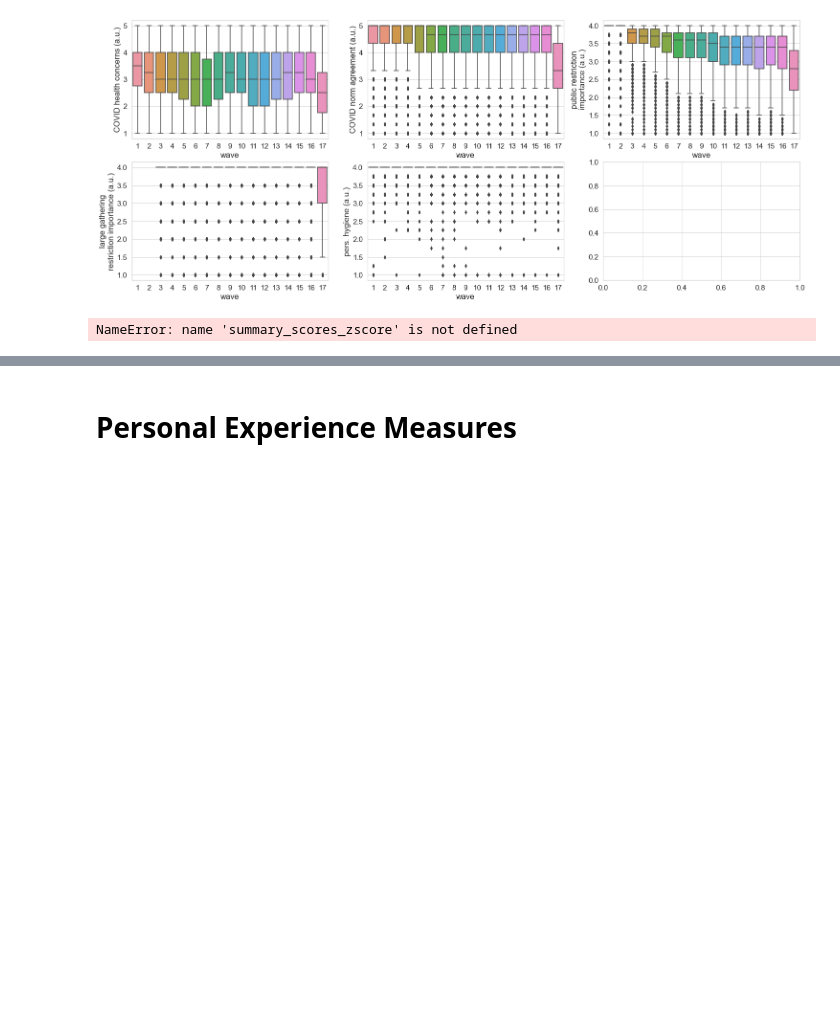
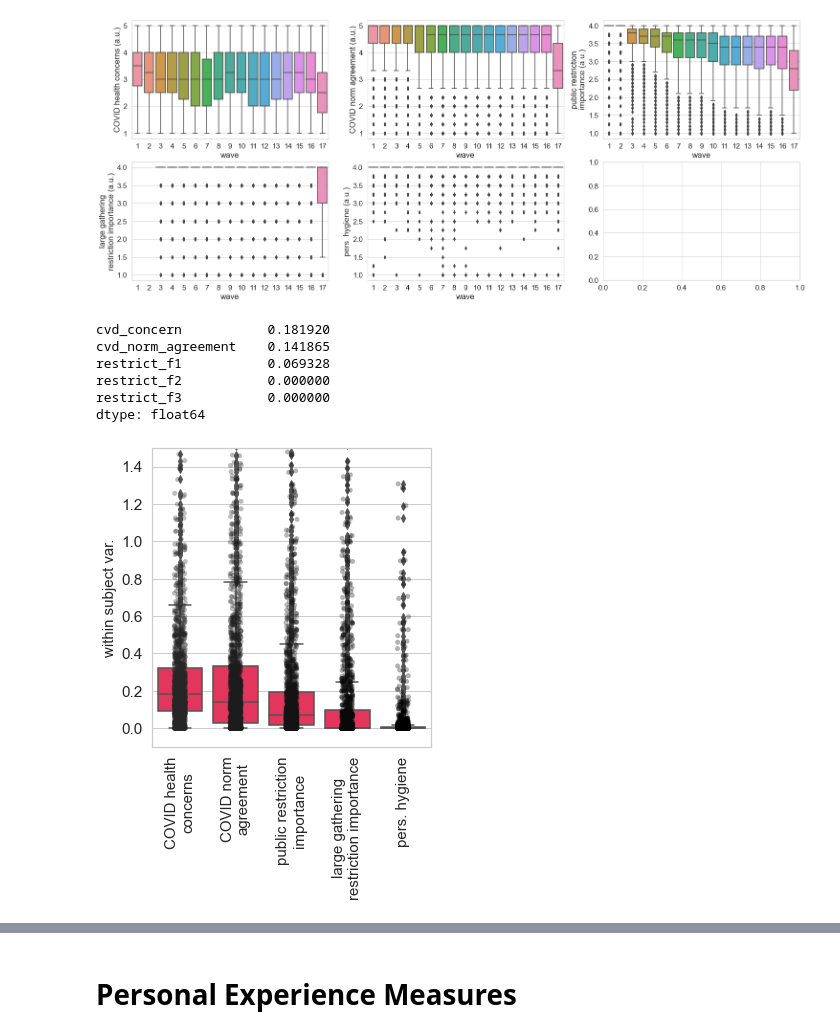
Before and after one commit to terusch/CVD-DYN_core, a Jupyter notebook: self_report_response_summary.ipynb, the cells around one changed output, grey strips where cells are left out. Saved outputs shown, nothing was run; the diff lists cells and outputs as text; code cells hidden in the pictures; blank space fills up the shorter version.

```diff
--- a/self_report_response_summary.ipynb
+++ b/self_report_response_summary.ipynb
@@ -342,33 +342,41 @@ restrict_f3           0.045498
 dtype: float64
 [figure]
 # %%
+summary_scores_zscore = summary_scores.copy()
+
 for y in y_vars:
     summary_scores_zscore[y_vars] = (summary_scores_zscore[y_vars] -summary_scores_zscore[y_vars].mean())/summary_scores_zscore[y_vars].std()
 
 
 fig, ax = plt.subplots(1,1, figsize = (5,5.5))
 x_label = ['COVID health\nconcerns', 'COVID norm\nagreement',
            'public restriction\nimportance',
            'large gathering\nrestriction importance',
            'pers. hygiene']
 
 # Within subject variance across waves per measure
 sns.boxplot(summary_scores[['cvd_concern', 'cvd_norm_agreement', 'restrict_f1','restrict_f2', 'restrict_f3','PROLIFIC_PID']].groupby(by = 'PROLIFIC_PID').var(), ax = ax,
             palette = [[1,0.1,0.3]])
 sns.stripplot(summary_scores[['cvd_concern', 'cvd_norm_agreement', 'restrict_f1','restrict_f2', 'restrict_f3','PROLIFIC_PID']].groupby(by = 'PROLIFIC_PID').var(), ax = ax,
                 palette='dark:black', alpha = 0.3)
 ax.set_xticklabels( x_label,rotation = 90, fontsize = 15);
 ax.set_ylim((-0.1,1.5));
 ax.set_ylabel('within subject var.',fontsize = 15)
 
 img_format = 'svg'
 fig.savefig(os.path.join(fig_dir, 'withinSubVar_attitudes.' + img_format), format=img_format)
 
 
 var_df= summary_scores[['cvd_concern', 'cvd_norm_agreement', 'restrict_f1','restrict_f2', 'restrict_f3','PROLIFIC_PID']].groupby(by = 'PROLIFIC_PID').var()
 var_df.median()
 # %% [output]
-NameError: name 'summary_scores_zscore' is not defined
+cvd_concern           0.181920
+cvd_norm_agreement    0.141865
+restrict_f1           0.069328
+restrict_f2           0.000000
+restrict_f3           0.000000
+dtype: float64
+[figure, added]
 # %%
 # visualize COVID  attitude measures
 fig, axs = plt.subplots(1,3, figsize = (35,5))
```
Also changed, not shown: parts of 2 cells of this notebook.
